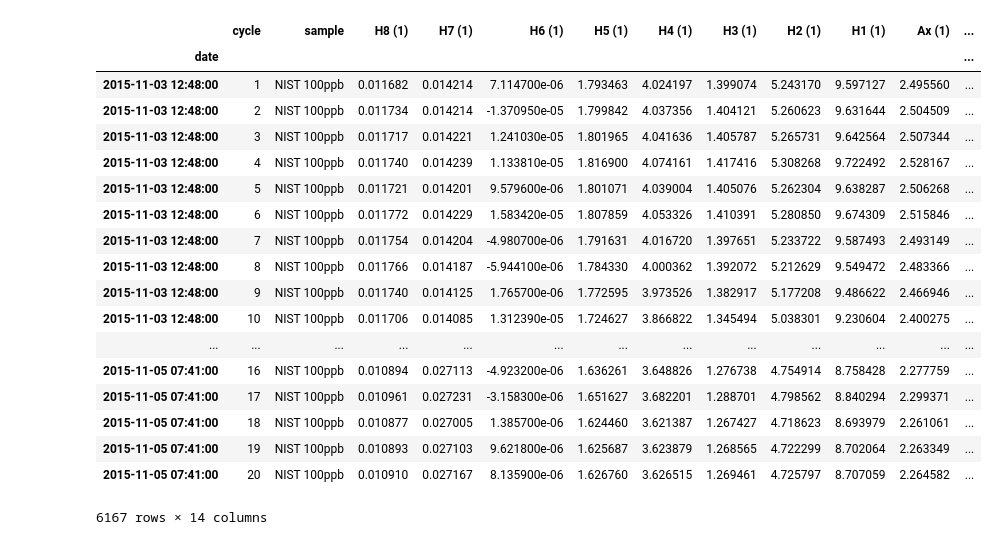
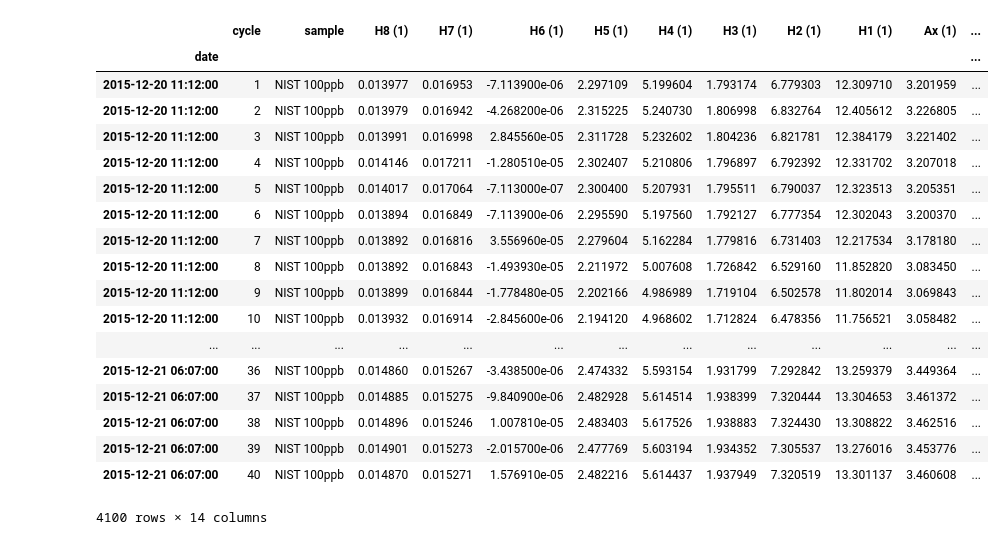
Before and after one commit to Marfster/NU_Plasma, a Jupyter notebook: Nu Plasma Evaluation - external norm.ipynb, the cells around one changed output. Saved outputs shown, nothing was run; the diff lists cells and outputs as text; code cells hidden in the pictures.

```diff
--- a/Nu Plasma Evaluation - external norm.ipynb
+++ b/Nu Plasma Evaluation - external norm.ipynb
@@ -16,10 +16,10 @@ from scipy import stats
 import seaborn as sns
 #%pylab inline
 # %%
-path = "/Volumes/friebelm/PhD/NU Plasma/Measurements/2015-11-03/"
+path = "/Volumes/friebelm/PhD/NU Plasma/Measurements/2015-12-19/"
 path_sav = "/Volumes/friebelm/PhD/NU Plasma/Measurements/compilation/"
-files_start = 2462
-files_end = 2771
+files_start = 3027
+files_end = 3142
 # %%
 # cup configuration
 cup_config = cycle_Sb_2
@@ -50,51 +51,51 @@ columns = ["cycle", "sample", "date", "H8 (1)", "H7 (1)", "H6 (1)", "H5 (1)", "H
 blk_ls = []
 sample_ls = []
 df_all = pd.DataFrame()
 files_1 = range(files_start, files_end, 1)
 for sample in files_1:
     df = NU_data_read(path, sample, cup_config)
     cycles = range(1, len(df.data_read(sample).index)+1)
     df_zero = df.data_zero_corr(sample)
     df_zero = pd.DataFrame(df_zero["cycle1"])
     sample_name = df.extract_metadata(sample, "Sample Name")
     date = df.extract_metadata(sample, "Date")
     starttime = df.extract_metadata(sample, "Start Time")
     df_zero["date"] = datetime.strptime(date+starttime, '%d/%m/%Y%H:%M')
     df_zero["sample"] = sample_name
     df_zero["cycle"] = df_zero.index.values
     df_zero.index = df_zero["date"]
     df_zero = df_zero[columns]
     df_all = df_all.append(df_zero, ignore_index = True)
 
     if sample_name == "blank sol" or sample_name == "wash" or sample_name == "wash clean":
         blk_ls.append(sample)
-    elif sample_name == "SQ" or sample_name == "teflon blank":
+    elif sample_name == "SQ" or sample_name == "teflon blank" or sample_name == "blank 3_1" or sample_name == "col blk 271115":
         None
     else:
         sample_ls.append(sample)
 
 df_all.set_index("date", inplace = True)
 df_all
 # %% [output]
 |  | cycle | sample | H8 (1) | H7 (1) | H6 (1) | H5 (1) | H4 (1) | H3 (1) | H2 (1) | H1 (1) | Ax (1) | ... |
 | date |  |  |  |  |  |  |  |  |  |  |  | ... |
-| 2015-11-03 12:48:00 | 1 | NIST 100ppb | 0.011682 | 0.014214 | 7.114700e-06 | 1.793463 | 4.024197 | 1.399074 | 5.243170 | 9.597127 | 2.495560 | ... |
-| 2015-11-03 12:48:00 | 2 | NIST 100ppb | 0.011734 | 0.014214 | -1.370950e-05 | 1.799842 | 4.037356 | 1.404121 | 5.260623 | 9.631644 | 2.504509 | ... |
-| 2015-11-03 12:48:00 | 3 | NIST 100ppb | 0.011717 | 0.014221 | 1.241030e-05 | 1.801965 | 4.041636 | 1.405787 | 5.265731 | 9.642564 | 2.507344 | ... |
-| 2015-11-03 12:48:00 | 4 | NIST 100ppb | 0.011740 | 0.014239 | 1.133810e-05 | 1.816900 | 4.074161 | 1.417416 | 5.308268 | 9.722492 | 2.528167 | ... |
-| 2015-11-03 12:48:00 | 5 | NIST 100ppb | 0.011721 | 0.014201 | 9.579600e-06 | 1.801071 | 4.039004 | 1.405076 | 5.262304 | 9.638287 | 2.506268 | ... |
-| 2015-11-03 12:48:00 | 6 | NIST 100ppb | 0.011772 | 0.014229 | 1.583420e-05 | 1.807859 | 4.053326 | 1.410391 | 5.280850 | 9.674309 | 2.515846 | ... |
-| 2015-11-03 12:48:00 | 7 | NIST 100ppb | 0.011754 | 0.014204 | -4.980700e-06 | 1.791631 | 4.016720 | 1.397651 | 5.233722 | 9.587493 | 2.493149 | ... |
-| 2015-11-03 12:48:00 | 8 | NIST 100ppb | 0.011766 | 0.014187 | -5.944100e-06 | 1.784330 | 4.000362 | 1.392072 | 5.212629 | 9.549472 | 2.483366 | ... |
-| 2015-11-03 12:48:00 | 9 | NIST 100ppb | 0.011740 | 0.014125 | 1.765700e-06 | 1.772595 | 3.973526 | 1.382917 | 5.177208 | 9.486622 | 2.466946 | ... |
-| 2015-11-03 12:48:00 | 10 | NIST 100ppb | 0.011706 | 0.014085 | 1.312390e-05 | 1.724627 | 3.866822 | 1.345494 | 5.038301 | 9.230604 | 2.400275 | ... |
+| 2015-12-20 11:12:00 | 1 | NIST 100ppb | 0.013977 | 0.016953 | -7.113900e-06 | 2.297109 | 5.199604 | 1.793174 | 6.779303 | 12.309710 | 3.201959 | ... |
+| 2015-12-20 11:12:00 | 2 | NIST 100ppb | 0.013979 | 0.016942 | -4.268200e-06 | 2.315225 | 5.240730 | 1.806998 | 6.832764 | 12.405612 | 3.226805 | ... |
+| 2015-12-20 11:12:00 | 3 | NIST 100ppb | 0.013991 | 0.016998 | 2.845560e-05 | 2.311728 | 5.232602 | 1.804236 | 6.821781 | 12.384179 | 3.221402 | ... |
+| 2015-12-20 11:12:00 | 4 | NIST 100ppb | 0.014146 | 0.017211 | -1.280510e-05 | 2.302407 | 5.210806 | 1.796897 | 6.792392 | 12.331702 | 3.207018 | ... |
+| 2015-12-20 11:12:00 | 5 | NIST 100ppb | 0.014017 | 0.017064 | -7.113000e-07 | 2.300400 | 5.207931 | 1.795511 | 6.790037 | 12.323513 | 3.205351 | ... |
+| 2015-12-20 11:12:00 | 6 | NIST 100ppb | 0.013894 | 0.016849 | -7.113900e-06 | 2.295590 | 5.197560 | 1.792127 | 6.777354 | 12.302043 | 3.200370 | ... |
+| 2015-12-20 11:12:00 | 7 | NIST 100ppb | 0.013892 | 0.016816 | 3.556960e-05 | 2.279604 | 5.162284 | 1.779816 | 6.731403 | 12.217534 | 3.178180 | ... |
+| 2015-12-20 11:12:00 | 8 | NIST 100ppb | 0.013892 | 0.016843 | -1.493930e-05 | 2.211972 | 5.007608 | 1.726842 | 6.529160 | 11.852820 | 3.083450 | ... |
+| 2015-12-20 11:12:00 | 9 | NIST 100ppb | 0.013899 | 0.016844 | -1.778480e-05 | 2.202166 | 4.986989 | 1.719104 | 6.502578 | 11.802014 | 3.069843 | ... |
+| 2015-12-20 11:12:00 | 10 | NIST 100ppb | 0.013932 | 0.016914 | -2.845600e-06 | 2.194120 | 4.968602 | 1.712824 | 6.478356 | 11.756521 | 3.058482 | ... |
 | ... | ... | ... | ... | ... | ... | ... | ... | ... | ... | ... | ... | ... |
-| 2015-11-05 07:41:00 | 16 | NIST 100ppb | 0.010894 | 0.027113 | -4.923200e-06 | 1.636261 | 3.648826 | 1.276738 | 4.754914 | 8.758428 | 2.277759 | ... |
-| 2015-11-05 07:41:00 | 17 | NIST 100ppb | 0.010961 | 0.027231 | -3.158300e-06 | 1.651627 | 3.682201 | 1.288701 | 4.798562 | 8.840294 | 2.299371 | ... |
-| 2015-11-05 07:41:00 | 18 | NIST 100ppb | 0.010877 | 0.027005 | 1.385700e-06 | 1.624460 | 3.621387 | 1.267427 | 4.718623 | 8.693979 | 2.261061 | ... |
-| 2015-11-05 07:41:00 | 19 | NIST 100ppb | 0.010893 | 0.027103 | 9.621800e-06 | 1.625687 | 3.623879 | 1.268565 | 4.722299 | 8.702064 | 2.263349 | ... |
-| 2015-11-05 07:41:00 | 20 | NIST 100ppb | 0.010910 | 0.027167 | 8.135900e-06 | 1.626760 | 3.626515 | 1.269461 | 4.725797 | 8.707059 | 2.264582 | ... |
+| 2015-12-21 06:07:00 | 36 | NIST 100ppb | 0.014860 | 0.015267 | -3.438500e-06 | 2.474332 | 5.593154 | 1.931799 | 7.292842 | 13.259379 | 3.449364 | ... |
+| 2015-12-21 06:07:00 | 37 | NIST 100ppb | 0.014885 | 0.015275 | -9.840900e-06 | 2.482928 | 5.614514 | 1.938399 | 7.320444 | 13.304653 | 3.461372 | ... |
+| 2015-12-21 06:07:00 | 38 | NIST 100ppb | 0.014896 | 0.015246 | 1.007810e-05 | 2.483403 | 5.617526 | 1.938883 | 7.324430 | 13.308822 | 3.462516 | ... |
+| 2015-12-21 06:07:00 | 39 | NIST 100ppb | 0.014901 | 0.015273 | -2.015700e-06 | 2.477769 | 5.603194 | 1.934352 | 7.305537 | 13.276016 | 3.453776 | ... |
+| 2015-12-21 06:07:00 | 40 | NIST 100ppb | 0.014870 | 0.015271 | 1.576910e-05 | 2.482216 | 5.614437 | 1.937949 | 7.320519 | 13.301137 | 3.460608 | ... |
-6167 rows × 14 columns
+4100 rows × 14 columns
 # %%
 files_1 = range(files_start, files_end, 1)
 df_raw_signals = pd.DataFrame()
```
Also changed, not shown: parts of 9 cells of this notebook, 2 other files.
